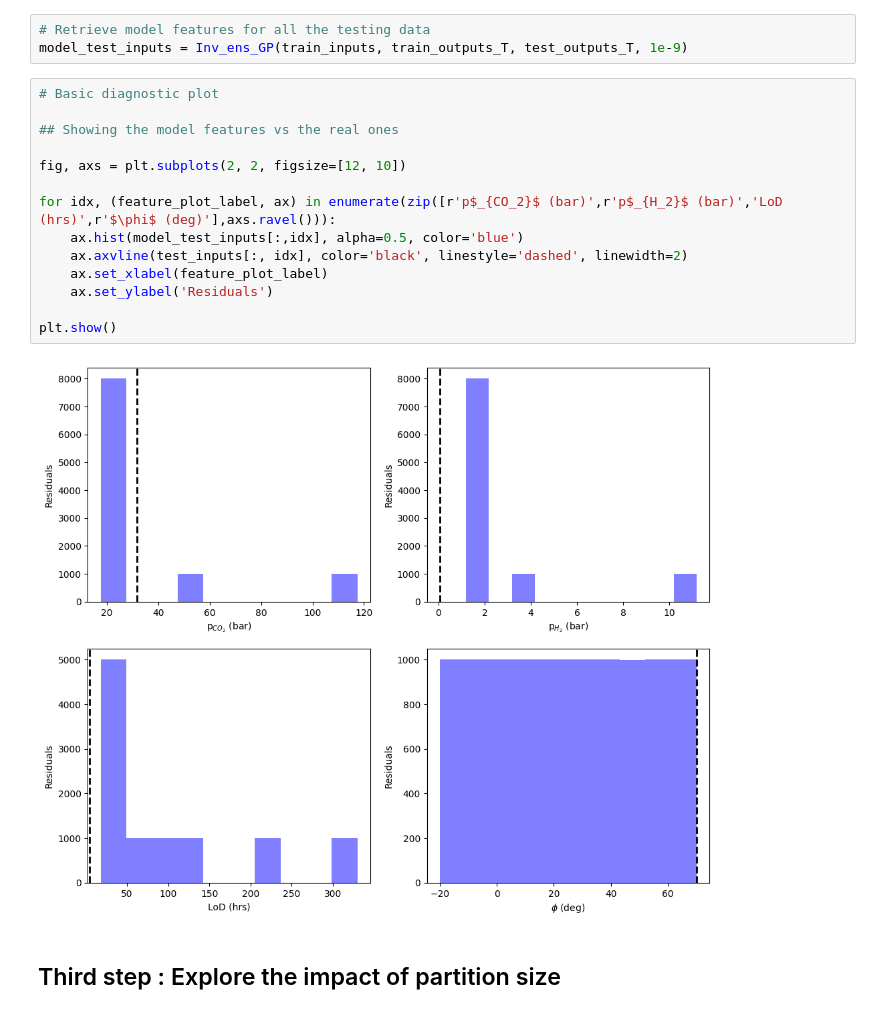
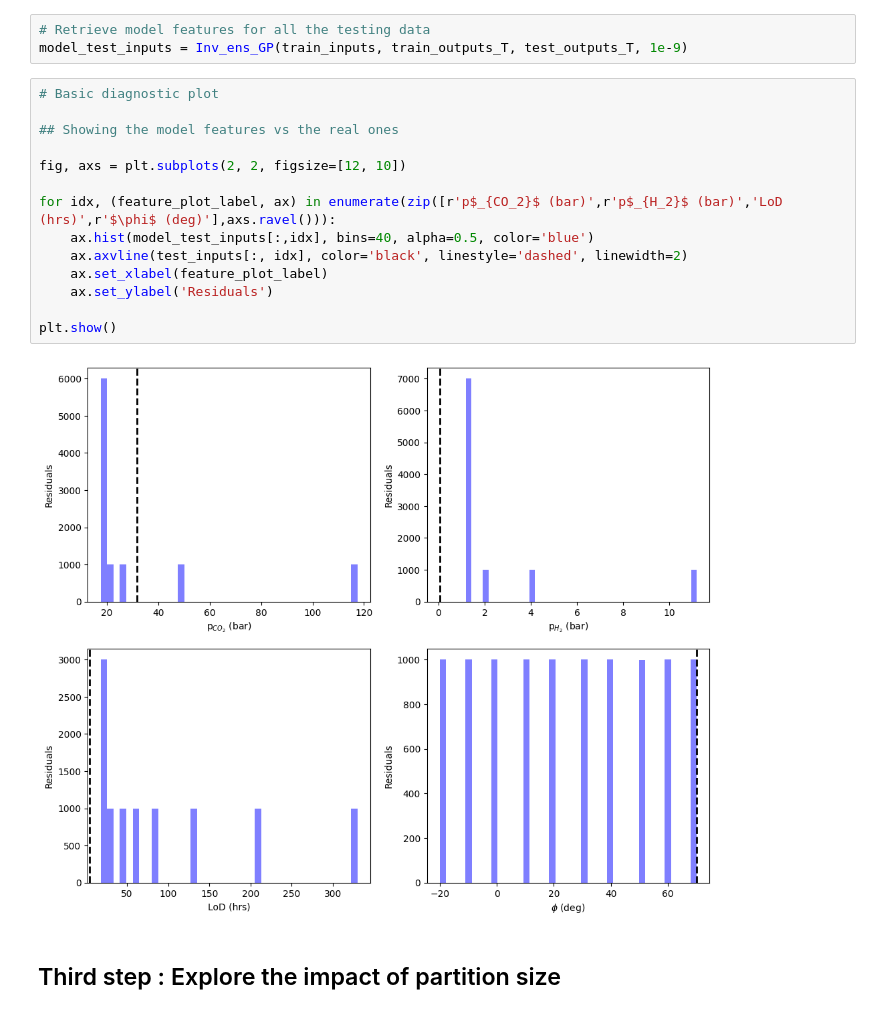
Before and after one commit to SamMerc/Second-Generals, a Jupyter notebook: Code/Plot&Fit_TP_GP.ipynb, the cells around one changed output. Drawn from its saved outputs; the diff is of its cells as text.

```diff
--- a/Code/Plot&Fit_TP_GP.ipynb
+++ b/Code/Plot&Fit_TP_GP.ipynb
@@ -145,19 +145,19 @@ model_test_inputs = Inv_ens_GP(train_inputs, train_outputs_T, test_outputs_T, 1e
 # %%
 # Basic diagnostic plot
 
 ## Showing the model features vs the real ones
 
 fig, axs = plt.subplots(2, 2, figsize=[12, 10])
 
 for idx, (feature_plot_label, ax) in enumerate(zip([r'p$_{CO_2}$ (bar)',r'p$_{H_2}$ (bar)','LoD (hrs)',r'$\phi$ (deg)'],axs.ravel())):
-    ax.hist(model_test_inputs[:,idx], alpha=0.5, color='blue')
+    ax.hist(model_test_inputs[:,idx], bins=40, alpha=0.5, color='blue')
     ax.axvline(test_inputs[:, idx], color='black', linestyle='dashed', linewidth=2)
     ax.set_xlabel(feature_plot_label)
     ax.set_ylabel('Residuals')
 
 plt.show()
 # %% [output]
-[figure, old version]
+[figure, new version]
 # %% [markdown]
 ## Third step : Explore the impact of partition size
 # %%
```
